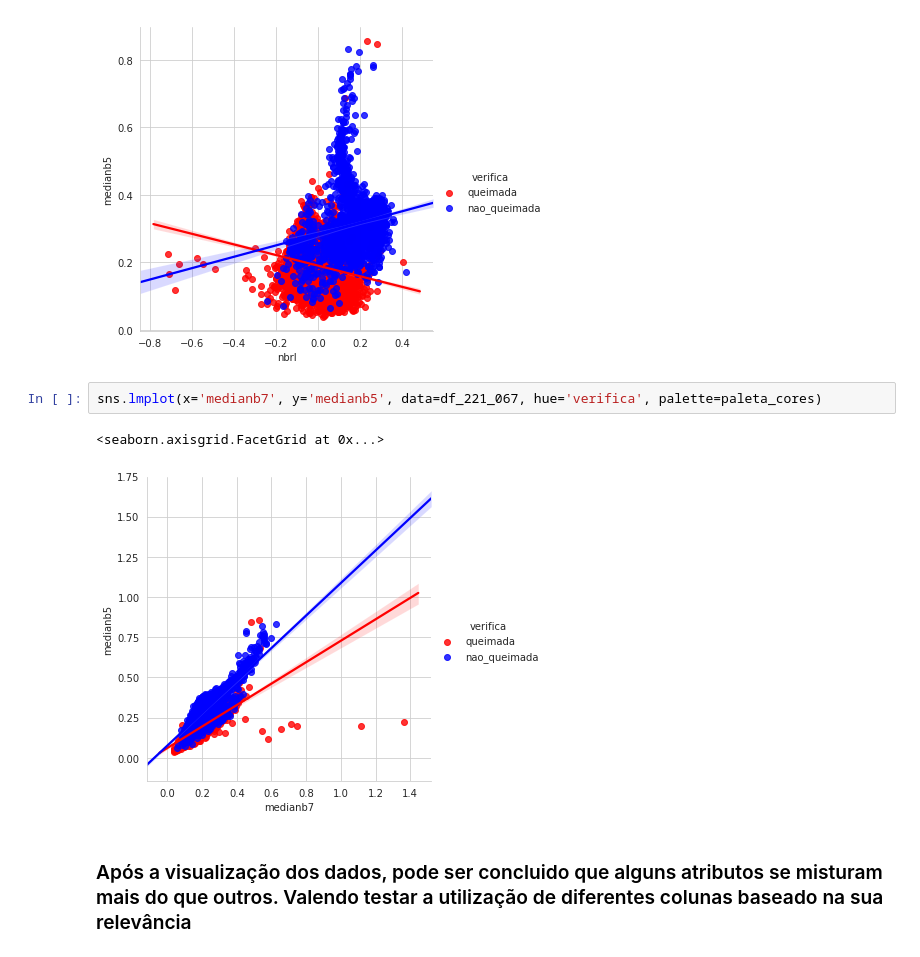
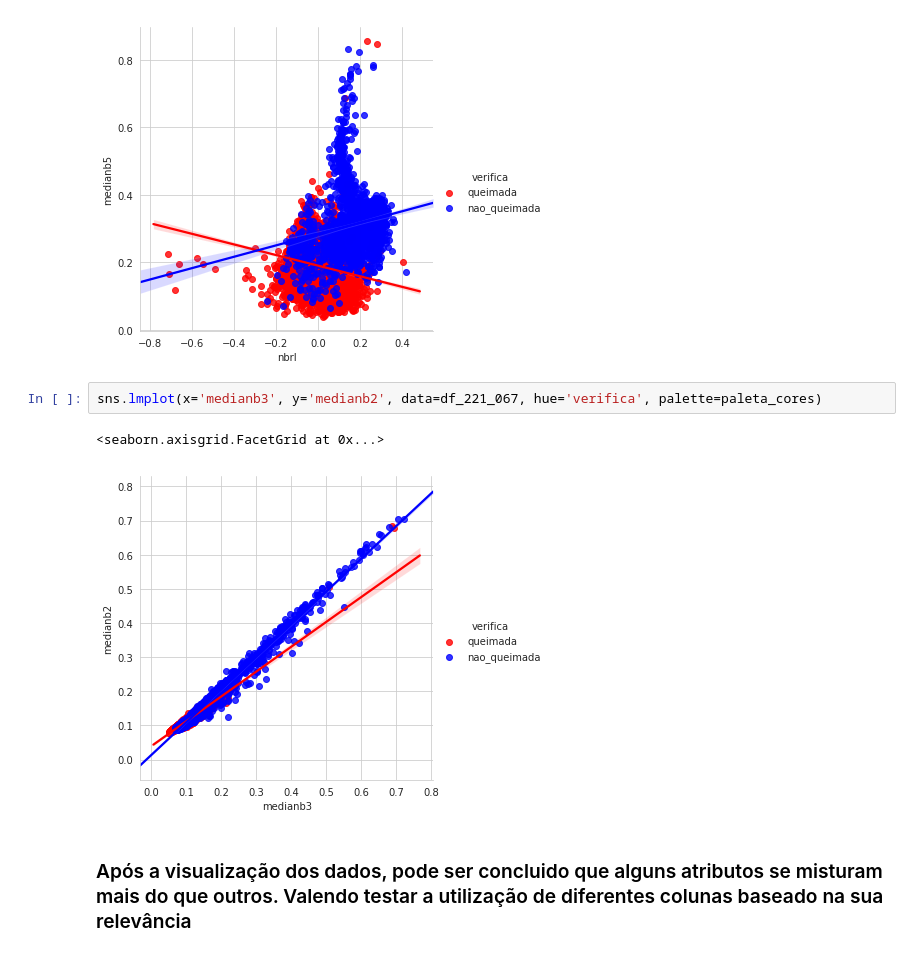
Before and after one commit to cicerocasj/aq30m, a Jupyter notebook: relatorio_final.ipynb, the cells around one changed output. Drawn from its saved outputs; the diff is of its cells as text.

```diff
--- a/relatorio_final.ipynb
+++ b/relatorio_final.ipynb
@@ -340,10 +340,10 @@ sns.lmplot(x='nbrl', y='medianb5', data=df_221_067, hue='verifica', palette=pale
 <seaborn.axisgrid.FacetGrid at 0x...>
 [figure]
 # %%
-sns.lmplot(x='medianb7', y='medianb5', data=df_221_067, hue='verifica', palette=paleta_cores)
+sns.lmplot(x='medianb3', y='medianb2', data=df_221_067, hue='verifica', palette=paleta_cores)
 # %% [output]
 <seaborn.axisgrid.FacetGrid at 0x...>
-[figure, old version]
+[figure, new version]
 # %% [markdown]
 ### Após a visualização dos dados, pode ser concluido que alguns atributos se misturam mais do que outros. Valendo testar a utilização de diferentes colunas baseado na sua relevância
 # %% [markdown]
```
Also changed, not shown: parts of 16 cells of this notebook.
